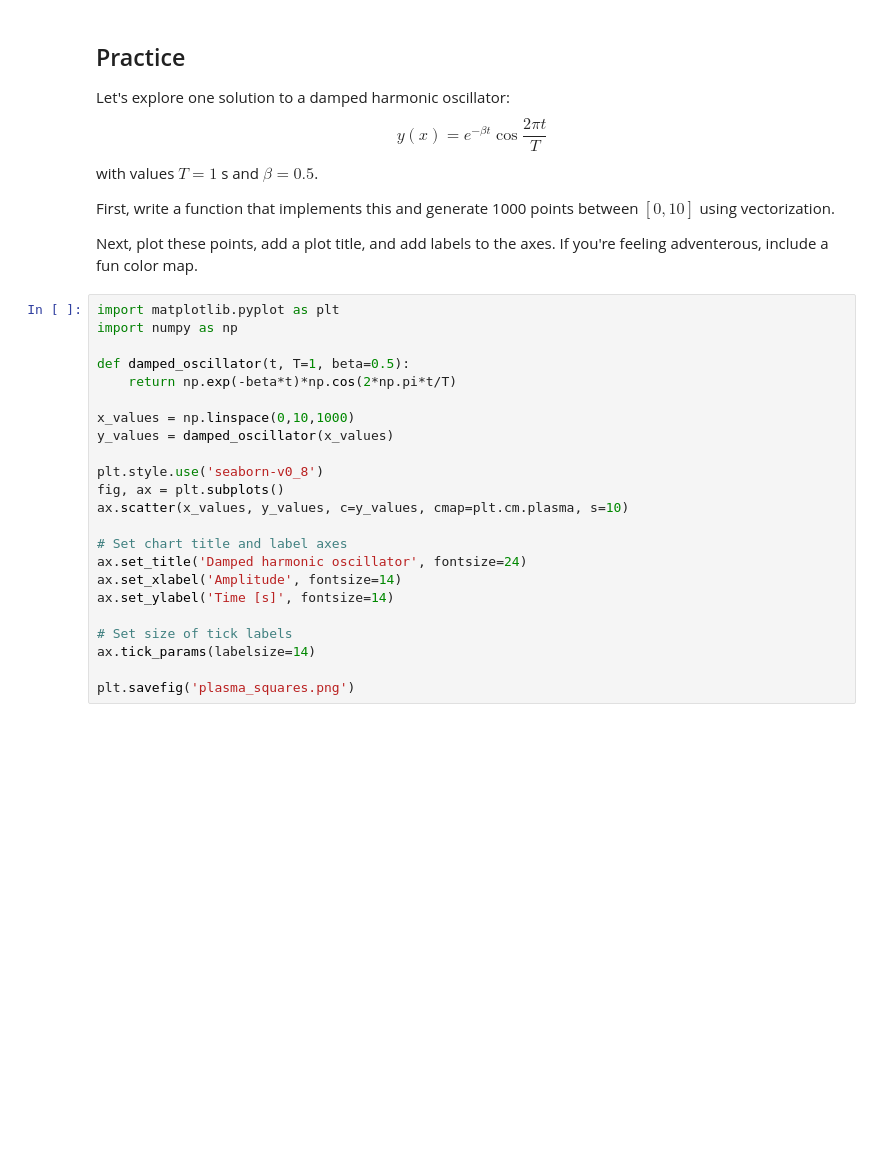
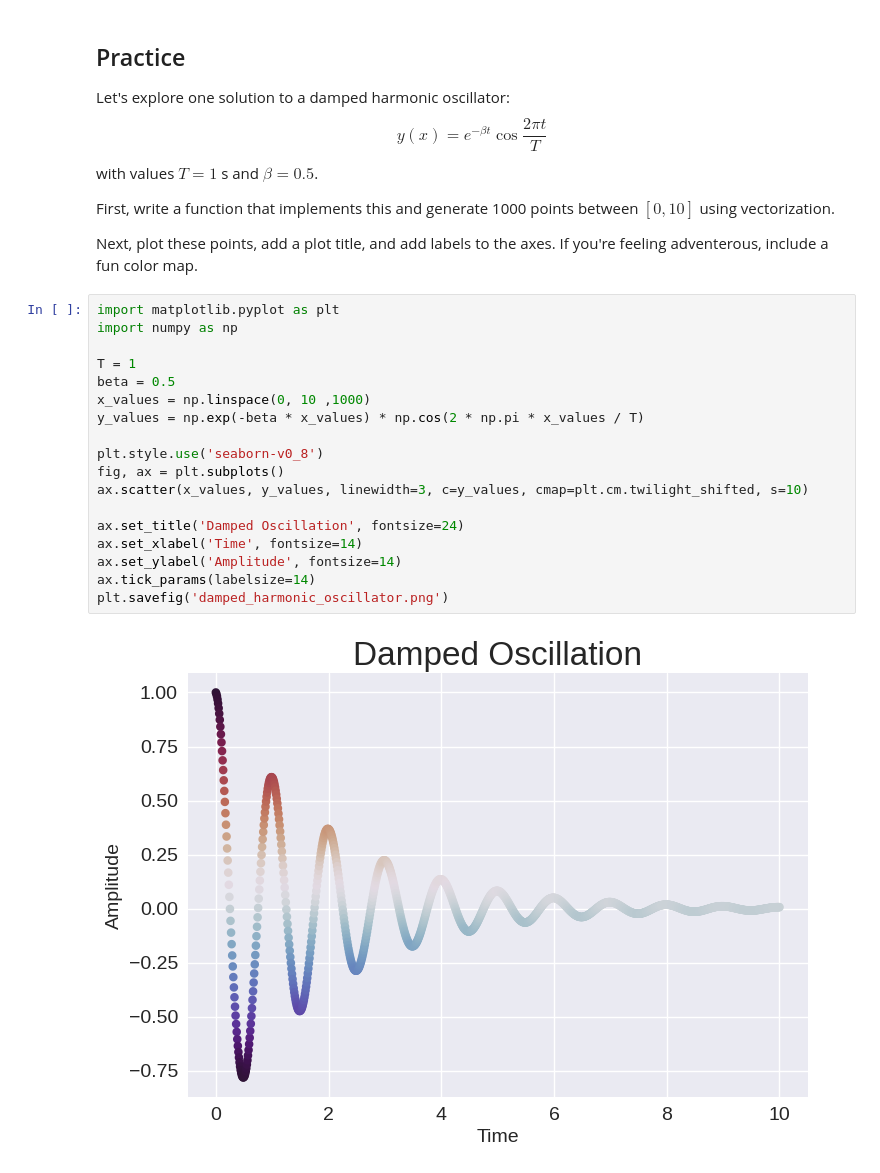
Before and after one commit to christophergeanderson-gif/p325-sp26-lectures, a Jupyter notebook: 11-arrays-and-plotting/02-plotting-a-line-graph.ipynb, the cells around one changed output. Drawn from its saved outputs; the diff is of its cells as text; blank space fills up the shorter version.

```diff
--- a/11-arrays-and-plotting/02-plotting-a-line-graph.ipynb
+++ b/11-arrays-and-plotting/02-plotting-a-line-graph.ipynb
@@ -360,23 +336,20 @@ Next, plot these points, add a plot title, and add labels to the axes. If you're
 # %%
 import matplotlib.pyplot as plt
 import numpy as np
 
-def damped_oscillator(t, T=1, beta=0.5):
-    return np.exp(-beta*t)*np.cos(2*np.pi*t/T)
-
-x_values = np.linspace(0,10,1000)
-y_values = damped_oscillator(x_values)
+T = 1
+beta = 0.5
+x_values = np.linspace(0, 10 ,1000)
+y_values = np.exp(-beta * x_values) * np.cos(2 * np.pi * x_values / T)
 
 plt.style.use('seaborn-v0_8')
 fig, ax = plt.subplots()
-ax.scatter(x_values, y_values, c=y_values, cmap=plt.cm.plasma, s=10)
+ax.scatter(x_values, y_values, linewidth=3, c=y_values, cmap=plt.cm.twilight_shifted, s=10)
 
-# Set chart title and label axes
-ax.set_title('Damped harmonic oscillator', fontsize=24)
-ax.set_xlabel('Amplitude', fontsize=14)
-ax.set_ylabel('Time [s]', fontsize=14)
-
-# Set size of tick labels
+ax.set_title('Damped Oscillation', fontsize=24)
+ax.set_xlabel('Time', fontsize=14)
+ax.set_ylabel('Amplitude', fontsize=14)
 ax.tick_params(labelsize=14)
-
-plt.savefig('plasma_squares.png')
+plt.savefig('damped_harmonic_oscillator.png')
+# %% [output]
+[figure, added]
```
Also changed, not shown: parts of 13 cells of this notebook, 2 other files.
